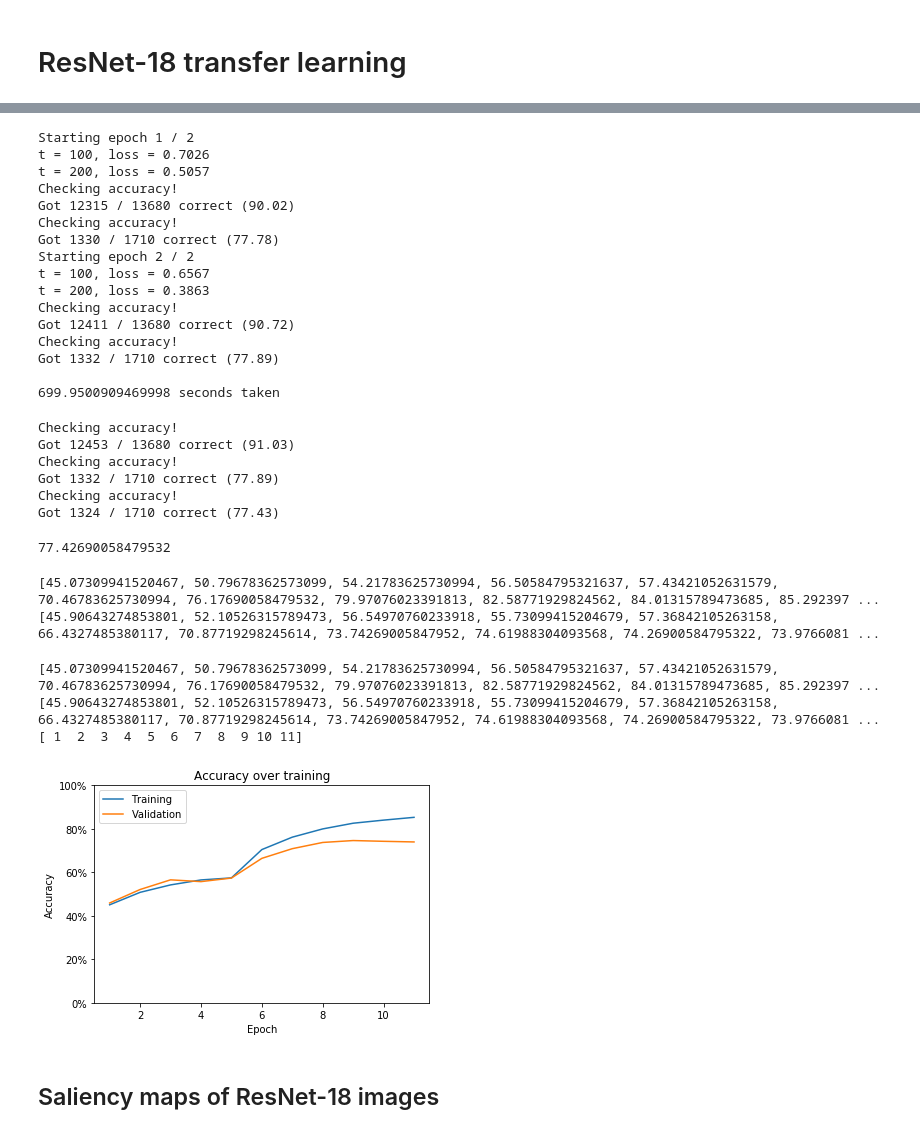
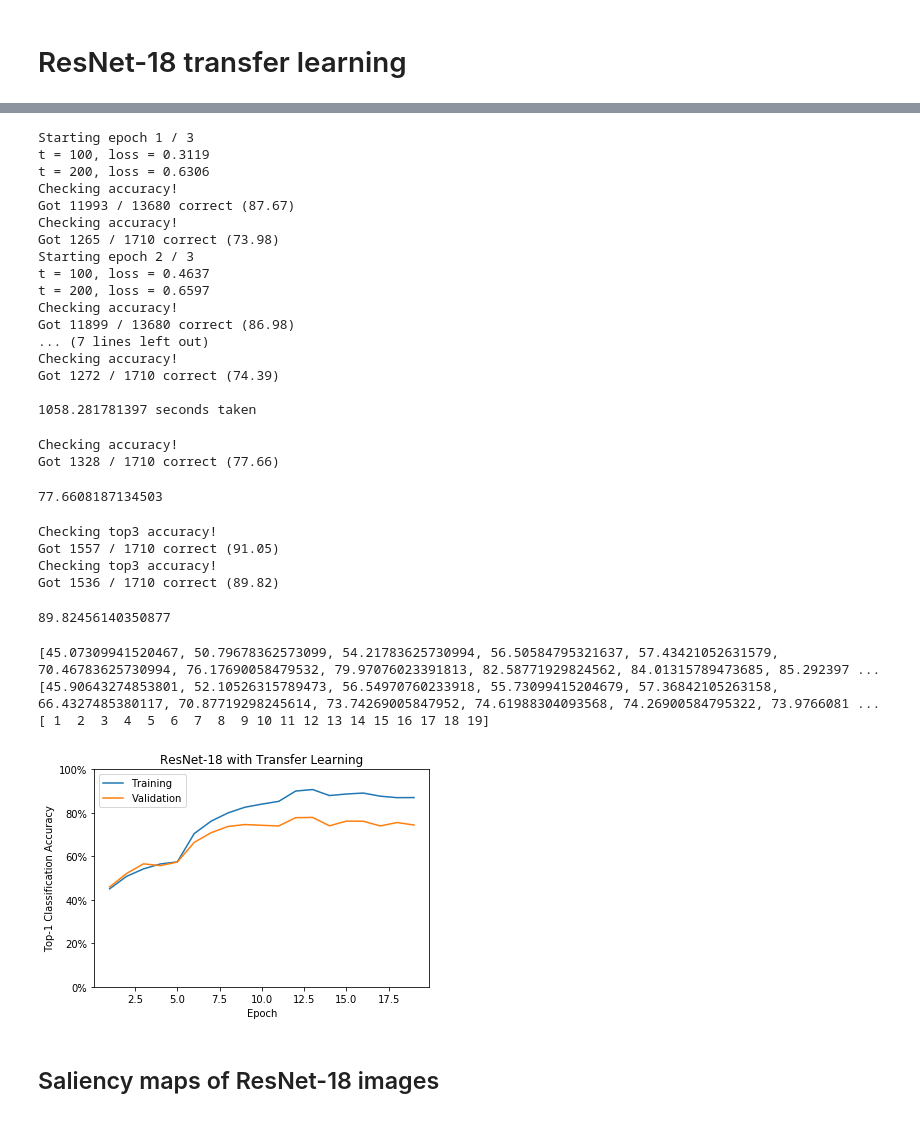
Before and after one commit to Genoc/cs231n-final, a Jupyter notebook: TrainArtists-Full-300-Run2.ipynb, the cells around one changed output, grey strips where cells are left out. Cells and saved outputs as stored; diff of their text form; code cells hidden in the pictures.

```diff
--- a/TrainArtists-Full-300-Run2.ipynb
+++ b/TrainArtists-Full-300-Run2.ipynb
@@ -108,8 +134,8 @@ def confusion_matrix(model, loader, conf):
 # %%
 ## ALL MAIN ARGUMENTS FOR THE SCRIPT ##
 
-dat_folder = '../data/'
-img_folder = '../data/images/'
+dat_folder = '../../Nitin/project/data/'
+img_folder = dat_folder + 'images/'
 num_workers = 4
 
 filter_subset = False # True if we want to filter to just train _1
@@ -118,7 +144,7 @@ balanced_dset = True # True if I want equal # of paintings per artist, false if
 ## THIS VERSION OF SCRIPT HAS EQUAL NUMBER OF PAINTINGS PER ARTIST
 num_train = 240
 num_val = 30
-num_test = 30
+num_test = num_val
 num_samples = num_train + num_val + num_test # threshold to include an artist
 b_size = 60 # batch size for the data loaders
 # %%
@@ -352,6 +417,9 @@ loss_fn = nn.CrossEntropyLoss().type(dtype)
 # Observe that only parameters of final layer are being optimized as
 # opoosed to before.
 optimizer_conv = optim.Adam(model_conv.fc.parameters(), lr=1e-3)
+# %%
+model_conv.load_state_dict(torch.load('../../Nitin/project/cs231n-final/resnet18-300paintings/run2/state_dict.dat'))
+train_acc, val_acc = torch.load('../../Nitin/project/cs231n-final/resnet18-300paintings/run2/train_val_accs.dat')
 # %%
 train_acc = []
 val_acc = []
@@ -384,48 +452,36 @@ Got 981 / 1710 correct (57.37)
 for param in model_conv.parameters():
     param.requires_grad = True
 
-optimizer_conv = optim.Adam(model_conv.parameters(), lr=1e-5)
+optimizer_conv = optim.Adam(model_conv.parameters(), lr=1e-4, weight_decay=1e-2)
 
 start_time = timeit.default_timer()
-train_acc, val_acc, train_loss = train(model_conv, loss_fn, optimizer_conv, loader_train, loader_val, train_acc, val_acc, num_epochs = 2)
+train_acc, val_acc, train_loss = train(model_conv, loss_fn, optimizer_conv, loader_train, loader_val, train_acc, val_acc, num_epochs = 3)
 
 print()
 print(str(timeit.default_timer() - start_time) + " seconds taken")
 # %% [output]
-Starting epoch 1 / 2
-t = 100, loss = 0.7026
-t = 200, loss = 0.5057
+Starting epoch 1 / 3
+t = 100, loss = 0.3119
+t = 200, loss = 0.6306
 Checking accuracy!
-Got 12315 / 13680 correct (90.02)
+Got 11993 / 13680 correct (87.67)
 Checking accuracy!
-Got 1330 / 1710 correct (77.78)
-Starting epoch 2 / 2
-t = 100, loss = 0.6567
-t = 200, loss = 0.3863
+Got 1265 / 1710 correct (73.98)
+Starting epoch 2 / 3
+t = 100, loss = 0.4637
+t = 200, loss = 0.6597
 Checking accuracy!
-Got 12411 / 13680 correct (90.72)
+Got 11899 / 13680 correct (86.98)
+... (7 lines left out)
 Checking accuracy!
-Got 1332 / 1710 correct (77.89)
+Got 1272 / 1710 correct (74.39)
 
-699.9500909469998 seconds taken
+1058.281781397 seconds taken
 # %%
-check_accuracy(model_conv, loader_train)
-check_accuracy(model_conv, loader_val)
+# check_accuracy(model_conv, loader_train)
+# check_accuracy(model_conv, loader_val)
 check_accuracy(model_conv, loader_test)
 # %% [output]
 Checking accuracy!
-Got 12453 / 13680 correct (91.03)
-Checking accuracy!
-Got 1332 / 1710 correct (77.89)
-Checking accuracy!
-Got 1324 / 1710 correct (77.43)
+Got 1328 / 1710 correct (77.66)
-77.42690058479532
+77.6608187134503
-# %%
-print(train_acc)
-print(val_acc)
-
-# torch.save(model_conv.state_dict(), 'resnet18-300paintings/run2/state_dict.dat')
-# torch.save([train_acc, val_acc], 'resnet18-300paintings/run2/train_val_accs.dat')
-# %% [output]
-[45.07309941520467, 50.79678362573099, 54.21783625730994, 56.50584795321637, 57.43421052631579, 70.46783625730994, 76.17690058479532, 79.97076023391813, 82.58771929824562, 84.01315789473685, 85.292397 ...
-[45.90643274853801, 52.10526315789473, 56.54970760233918, 55.73099415204679, 57.36842105263158, 66.4327485380117, 70.87719298245614, 73.74269005847952, 74.61988304093568, 74.26900584795322, 73.9766081 ...
@@ -432,32 +490,41 @@ print(val_acc)
+# %%
+check_accuracy_topX(model_conv, loader_val, top=3)
+check_accuracy_topX(model_conv, loader_test, top=3)
+# %% [output]
+Checking top3 accuracy!
+Got 1557 / 1710 correct (91.05)
+Checking top3 accuracy!
+Got 1536 / 1710 correct (89.82)
+89.82456140350877
 # %%
 epochs = np.arange(len(train_acc)) + 1
 print(train_acc)
 print(val_acc)
 print(epochs)
 
 # Plot the points using matplotlib
 plt.plot(epochs, train_acc)
 plt.plot(epochs, val_acc)
 plt.xlabel('Epoch')
-plt.ylabel('Accuracy')
-plt.title('Accuracy over training')
+plt.ylabel('Top-1 Classification Accuracy')
+plt.title('ResNet-18 with Transfer Learning')
 plt.legend(['Training', 'Validation'])
 
 # y ticks
 plt.gca().set_ylim(ymin=0, ymax=100)
 vals = plt.gca().get_yticks()
 plt.gca().set_yticklabels(['{:.0f}%'.format(x) for x in vals])
 
 # x ticks
 # vals = plt.gca().get_xticks()
 # plt.gca().set_xticklabels(['{:0.0f}'.format(x) for x in vals])
 
 plt.show()
 # %% [output]
 [45.07309941520467, 50.79678362573099, 54.21783625730994, 56.50584795321637, 57.43421052631579, 70.46783625730994, 76.17690058479532, 79.97076023391813, 82.58771929824562, 84.01315789473685, 85.292397 ...
 [45.90643274853801, 52.10526315789473, 56.54970760233918, 55.73099415204679, 57.36842105263158, 66.4327485380117, 70.87719298245614, 73.74269005847952, 74.61988304093568, 74.26900584795322, 73.9766081 ...
-[ 1  2  3  4  5  6  7  8  9 10 11]
+[ 1  2  3  4  5  6  7  8  9 10 11 12 13 14 15 16 17 18 19]
-[figure, old version]
+[figure, new version]
 # %% [markdown]
 ## Saliency maps of ResNet-18 images
 # %%
```
Also changed, not shown: parts of 35 cells of this notebook, 11 other files.
